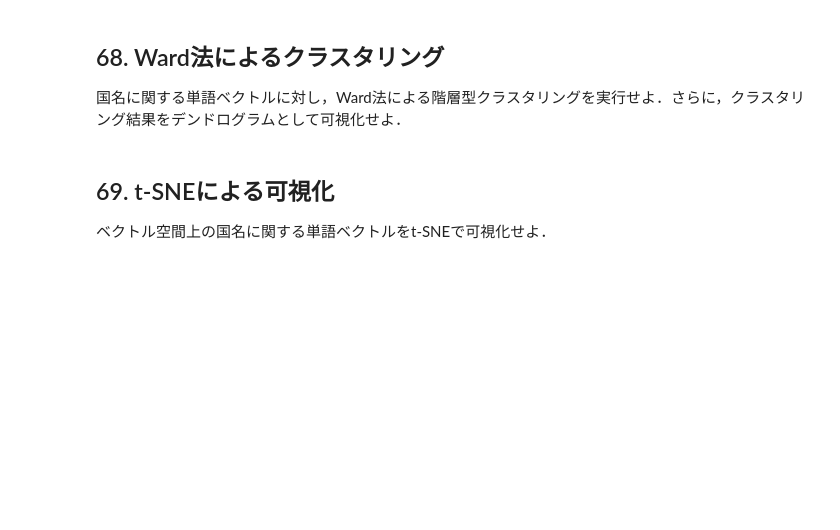
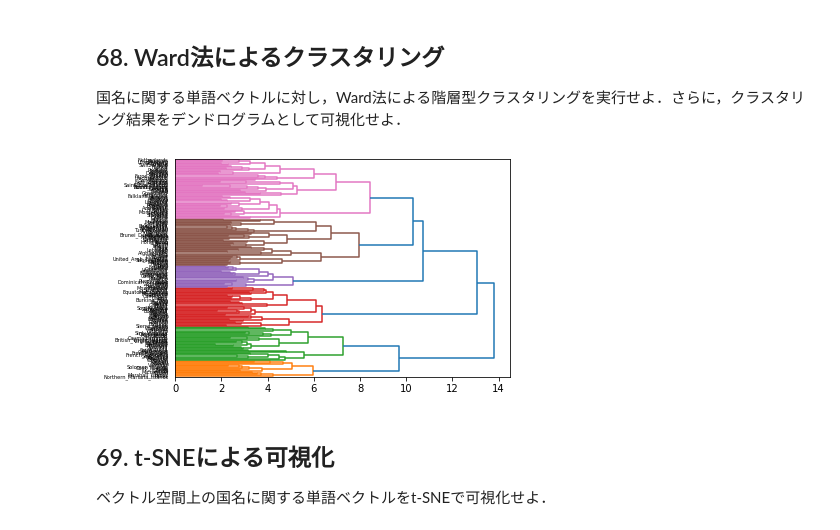
Before and after one commit to nishikaz/NLP100Exercise, a Jupyter notebook: Chapter7/Chapter7_WordVector.ipynb, the cells around one changed output. Cells and saved outputs as stored; diff of their text form; code cells hidden in the pictures; blank space fills up the shorter version.

```diff
--- a/Chapter7/Chapter7_WordVector.ipynb
+++ b/Chapter7/Chapter7_WordVector.ipynb
@@ -197,0 +237,26 @@ p値は2つのデータセットが無相関であるという帰無仮説につ
+# %%
+import numpy as np
+from sklearn.cluster import KMeans
+
+k_to_country = {}
+k = 5
+X = np.array(list(country_vectors.values())
+
+kmeans = KMeans(n_clusters=k, random_state=0).fit(X))
+
+for cluster, country in zip(kmeans.labels_, country_vectors.keys()):
+    if cluster in k_to_country.keys():
+        k_to_country[cluster].append(country)
+    else:
+        k_to_country[cluster] = [country]
+
+for i in range(k):
+    print('Cluster "{:}" countries: '.format(i))
+
+    for country in k_to_country[i][:5]:
+        print('\t{:}'.format(country))
+
+country_to_k = {}
+for k, countries in k_to_country.items():
+    for country in countries:
+        country_to_k[country] = k
@@ -199,6 +282,21 @@ p値は2つのデータセットが無相関であるという帰無仮説につ
 ## 68. Ward法によるクラスタリング
 
 国名に関する単語ベクトルに対し，Ward法による階層型クラスタリングを実行せよ．さらに，クラスタリング結果をデンドログラムとして可視化せよ．
+# %%
+%matplotlib inline
+
+import matplotlib.pyplot as plt
+from scipy.cluster.hierarchy import dendrogram, linkage
+
+ward = linkage(X), method="ward", metric="euclidean")
+
+
+fig = plt.figure()
+
+dendrogram(ward, labels=list(country_vectors.keys()), orientation='right')
+plt.show()
+# %% [output]
+[figure, added]
 # %% [markdown]
 ## 69. t-SNEによる可視化
 
```
Also changed, not shown: parts of 8 cells of this notebook.
